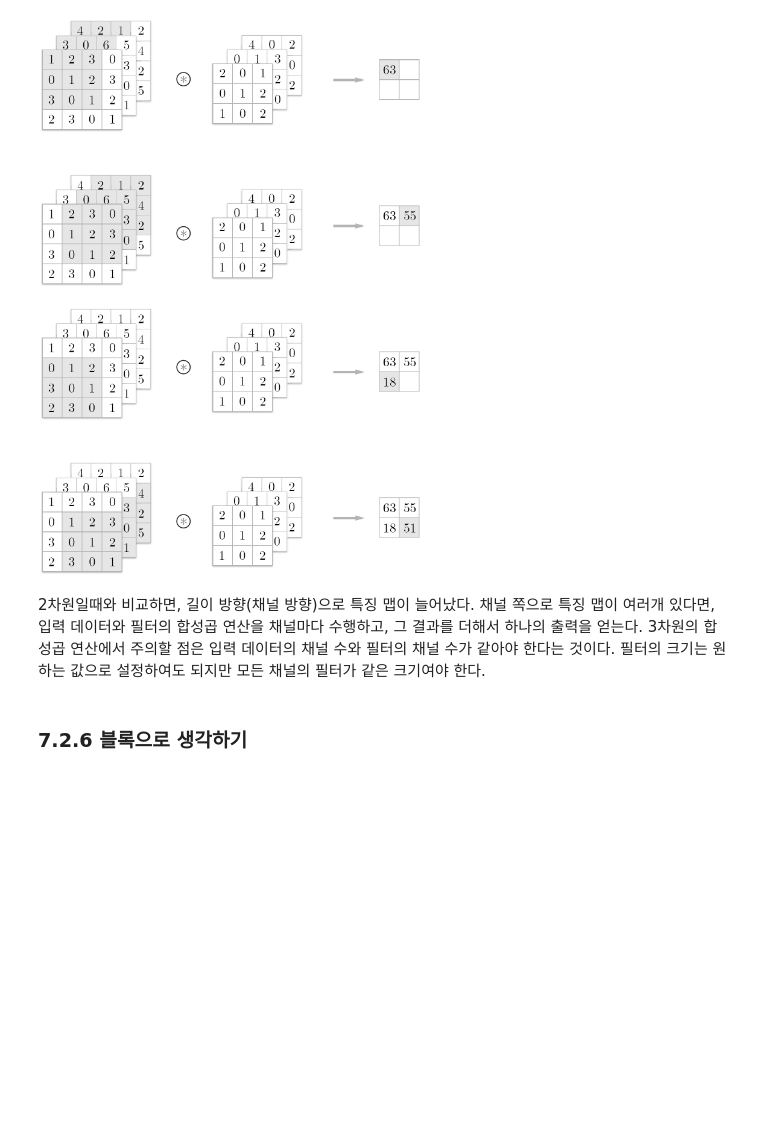
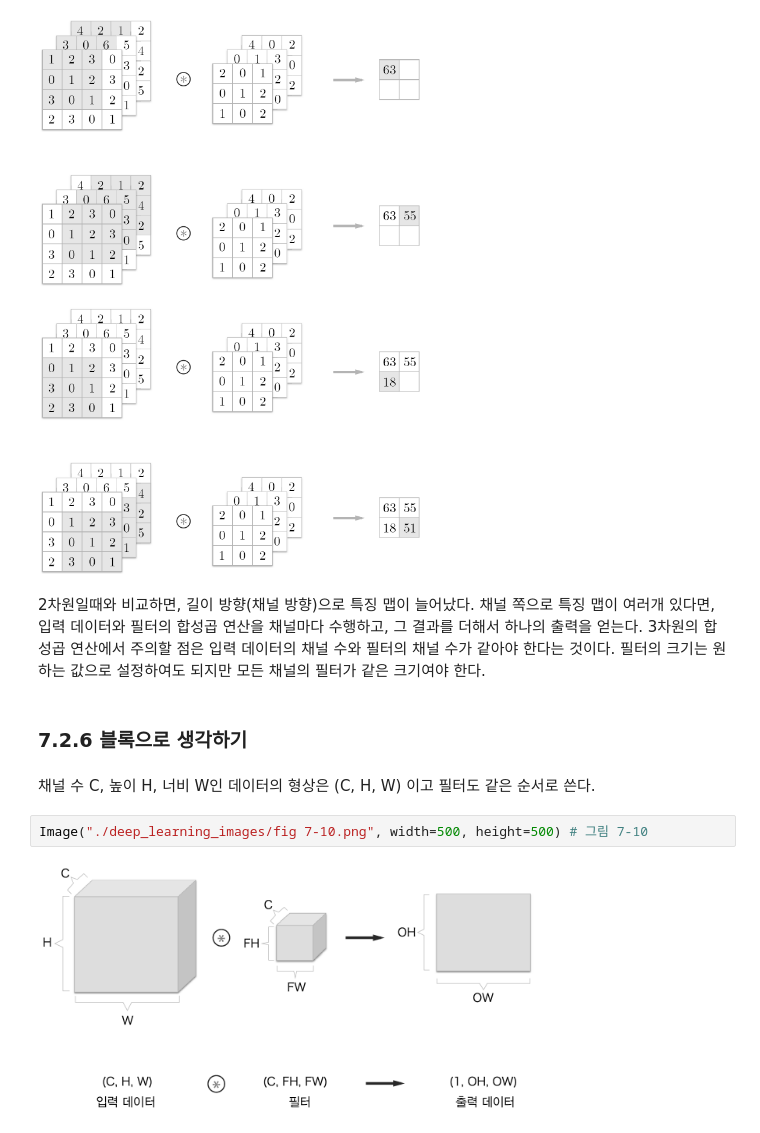
Before and after one commit to lsjhome/self-study-deep-learning-from-scratch, a Jupyter notebook: DLFS_CHAPTER_07.ipynb, the cells around one changed output. Drawn from its saved outputs; the diff is of its cells as text; blank space fills up the shorter version.

```diff
--- a/DLFS_CHAPTER_07.ipynb
+++ b/DLFS_CHAPTER_07.ipynb
@@ -109,3 +109,9 @@ Image("./deep_learning_images/fig 7-9.png", width=500, height=500) # 그림 7-9
 2차원일때와 비교하면, 길이 방향(채널 방향)으로 특징 맵이 늘어났다. 채널 쪽으로 특징 맵이 여러개 있다면, 입력 데이터와 필터의 합성곱 연산을 채널마다 수행하고, 그 결과를 더해서 하나의 출력을 얻는다. 3차원의 합성곱 연산에서 주의할 점은 입력 데이터의 채널 수와 필터의 채널 수가 같아야 한다는 것이다. 필터의 크기는 원하는 값으로 설정하여도 되지만 모든 채널의 필터가 같은 크기여야 한다.
 # %% [markdown]
 ### 7.2.6 블록으로 생각하기
+# %% [markdown]
+채널 수 C, 높이 H, 너비 W인 데이터의 형상은 (C, H, W) 이고 필터도 같은 순서로 쓴다.
+# %%
+Image("./deep_learning_images/fig 7-10.png", width=500, height=500) # 그림 7-10
+# %% [output]
+[figure, added]
```
Also changed, not shown: parts of 7 cells of this notebook.
